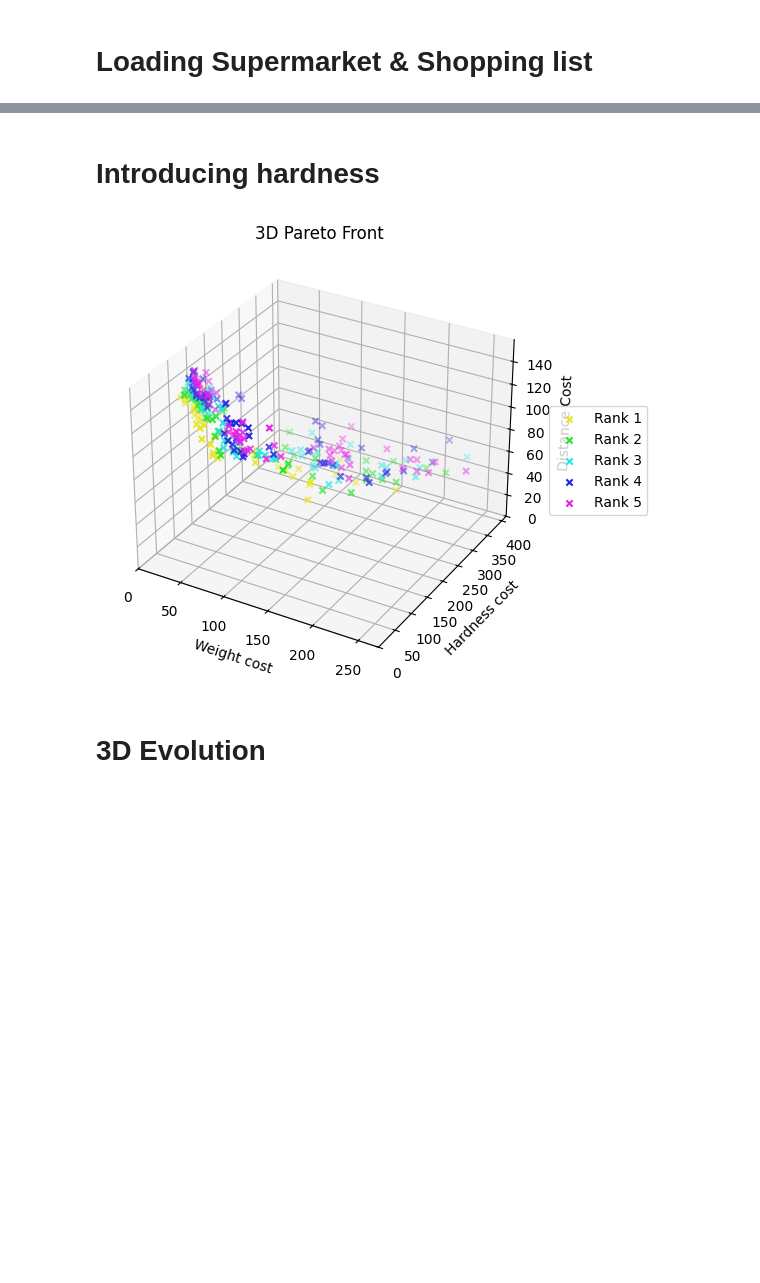
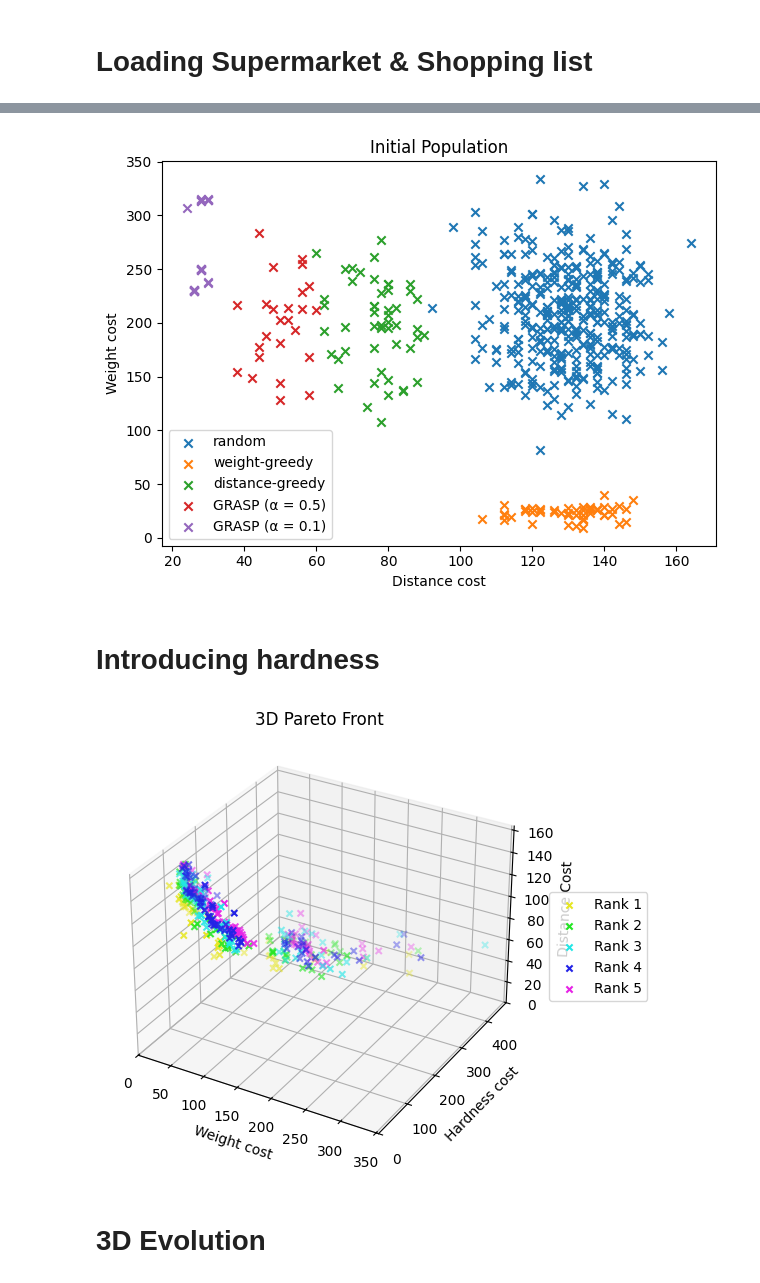
Before and after one commit to mangam-02/supermarket-route-optimizer, a Jupyter notebook: src/weight_hardness_optimization.ipynb, the cells around one changed output, grey strips where cells are left out. Drawn from its saved outputs; the diff is of its cells as text; code cells hidden in the pictures; blank space fills up the shorter version.

```diff
--- a/src/weight_hardness_optimization.ipynb
+++ b/src/weight_hardness_optimization.ipynb
@@ -407,3 +413,44 @@ plot_hypervolume(hypervolume_list, saving_path="hypervolume.jpg")
+# %%
+# Visualize initial population
+def plot_initial_population(population, population_label, xlabel="Cost x", ylabel="Cost y", saving_path=None):
+    _, _, _, _, weight_costs, distance_costs = evaluate_population_2d(
+        population, shopping_list, J_product
+    )
+
+    # ---- Indizes nach Label gruppieren ----
+    label_to_indices = {}
+    for i, label in enumerate(population_label):
+        if label not in label_to_indices:
+            label_to_indices[label] = []
+        label_to_indices[label].append(i)
+
+    plt.figure()
+
+    # ---- Über alle Sublists loopen ----
+    for label, indices in label_to_indices.items():
+        x_vals = [distance_costs[i] for i in indices]
+        y_vals = [weight_costs[i] for i in indices]
+
+        plt.scatter(
+            x_vals,
+            y_vals,
+            label=label,
+            marker="x"
+        )
+
+    plt.xlabel(xlabel)
+    plt.ylabel(ylabel)
+    plt.title("Initial Population")
+    plt.legend()
+    plt.tight_layout()
+
+    if saving_path is not None:
+        plt.savefig(saving_path, bbox_inches="tight", dpi=400)
+
+population, population_label = initialize_population_2d(population_size=500)
+plot_initial_population(population, population_label, xlabel="Distance cost", ylabel="Weight cost", saving_path="Initial_population_distribition.jpg")
+# %% [output]
+[figure, added]
 # %% [markdown]
 # Introducing hardness
 # %%
@@ -552,7 +599,7 @@ import numpy as np
 def plot_pareto_3(ranks, cost1, cost2, cost3,
                   xlabel="Cost 1", ylabel="Cost 2", zlabel="Cost 3",
                   max_legend_ranks=5, plot_high_ranks=True,
-                  reference_point=None):
+                  reference_point=None, saving_path = None):
     """
     3D Pareto Front Plot for 3 objectives.
 
@@ -594,7 +641,8 @@ def plot_pareto_3(ranks, cost1, cost2, cost3,
     ax.set_title("3D Pareto Front")
     ax.legend(loc="center left", bbox_to_anchor=(1.02, 0.5))
     plt.tight_layout()
-    plt.show()
+    if saving_path is not None:
+        plt.savefig(saving_path, bbox_inches="tight", dpi=400)
 
 
 m = 1000
@@ -616,7 +664,7 @@ import matplotlib.pyplot as plt
 final_ranking, ranks, crowding_distances = pareto_rank_3_with_crowding(weight_costs, hardness_costs, distance_costs)
 plot_pareto_3(ranks, weight_costs, hardness_costs, distance_costs, xlabel="Weight cost", ylabel="Hardness cost", zlabel = "Distance Cost", max_legend_ranks=6, plot_high_ranks=False)
 # %% [output]
-[figure, old version]
+[figure, new version]
 # %% [markdown]
 # 3D Evolution
 # %%
```
Also changed, not shown: parts of 4 cells of this notebook, 17 other files.
